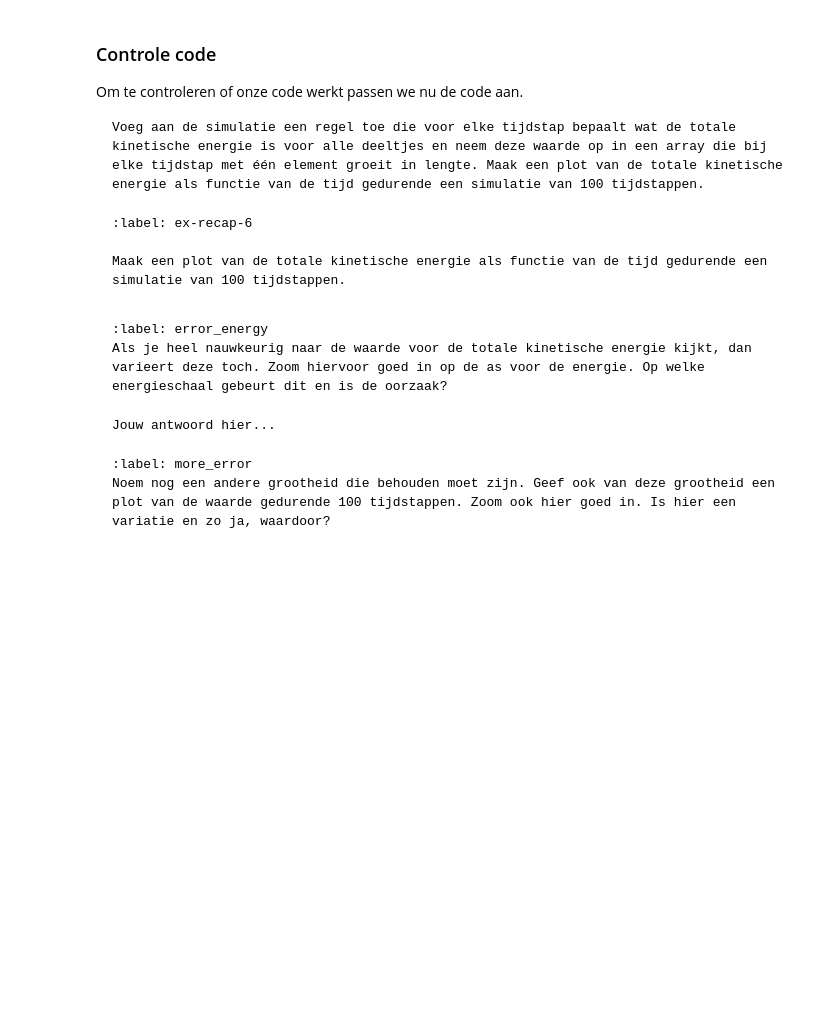
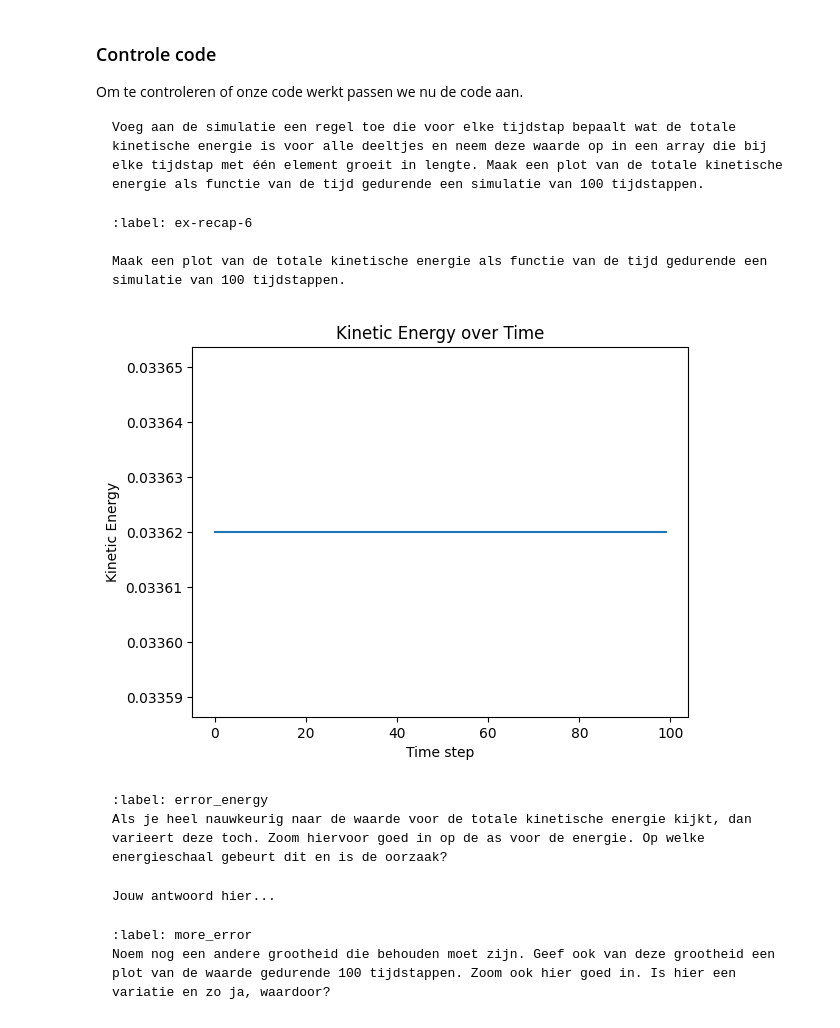
Before and after one commit to Ra3141592/Thermolab_eigen, a Jupyter notebook: Content/PySim/3_recap.ipynb, the cells around one changed output. Saved outputs shown, nothing was run; the diff lists cells and outputs as text; code cells hidden in the pictures; blank space fills up the shorter version.

````diff
--- a/Content/PySim/3_recap.ipynb
+++ b/Content/PySim/3_recap.ipynb
@@ -288,7 +304,15 @@ Voeg aan de simulatie een regel toe die voor elke tijdstap bepaalt wat de totale
 Maak een plot van de totale kinetische energie als functie van de tijd gedurende een simulatie van 100 tijdstappen.
 ```
 # %%
-#your code/answer
+plt.figure()
+plt.plot(kin_energy_array)
+plt.xlabel('Time step')
+plt.ylabel('Kinetic Energy')
+plt.ylim(min(kin_energy_array)*0.999, max(kin_energy_array)*1.001)
+plt.title('Kinetic Energy over Time')
+plt.show()
+# %% [output]
+[figure, added]
 # %%
 #your code/answer
 # %% [markdown]
````
Also changed, not shown: parts of 6 cells of this notebook.
